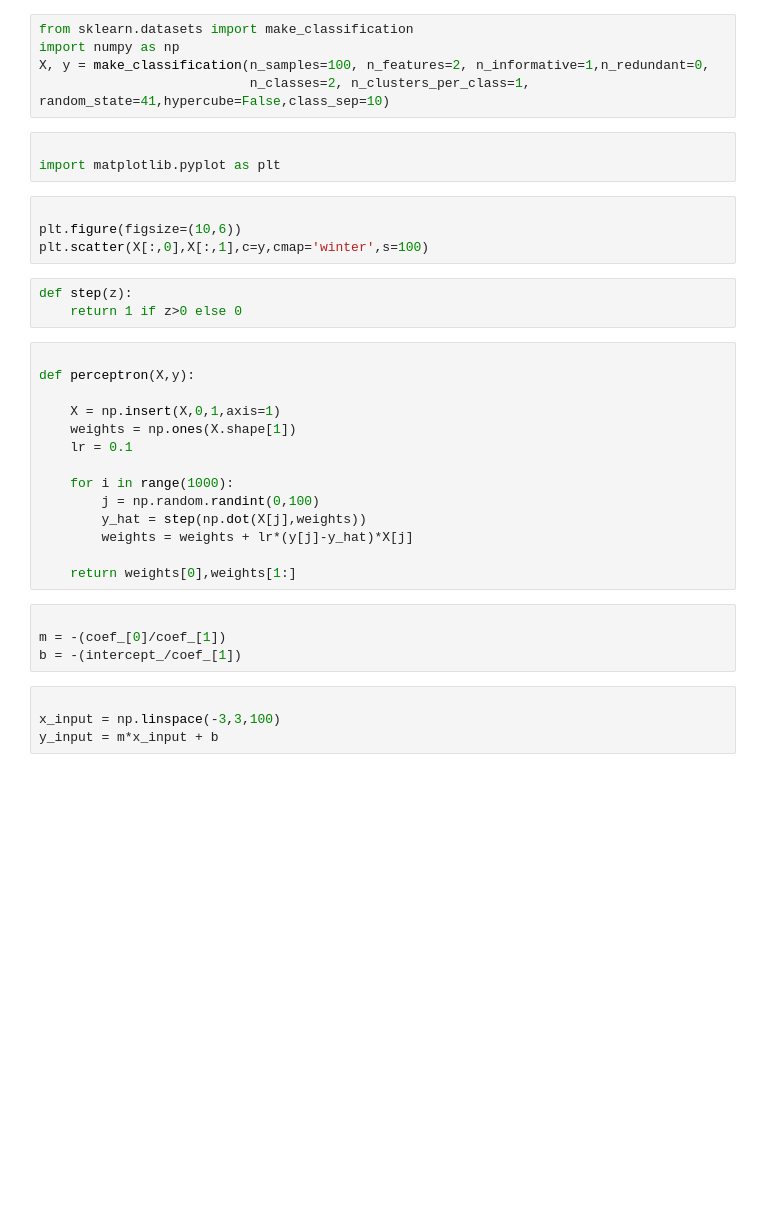
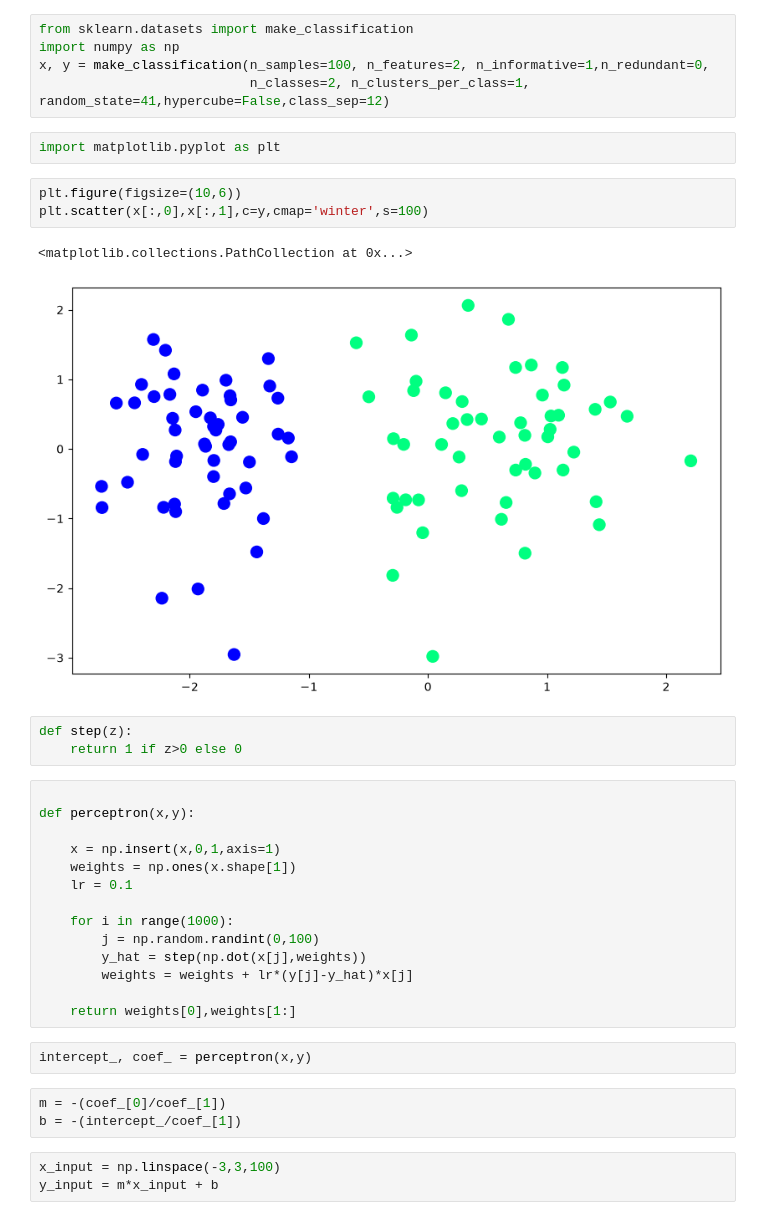
Before and after one commit to amanvashisth/Deep-Learning, a Jupyter notebook: Perceptron/perceptron_trick.ipynb, the cells around one changed output. Saved outputs shown, nothing was run; the diff lists cells and outputs as text; blank space fills up the shorter version.

Commit message:
Perceptron Trick

```diff
--- a/Perceptron/perceptron_trick.ipynb
+++ b/Perceptron/perceptron_trick.ipynb
@@ -1,38 +1,39 @@
 # %%
 from sklearn.datasets import make_classification
 import numpy as np
-X, y = make_classification(n_samples=100, n_features=2, n_informative=1,n_redundant=0,
-                           n_classes=2, n_clusters_per_class=1, random_state=41,hypercube=False,class_sep=10)
+x, y = make_classification(n_samples=100, n_features=2, n_informative=1,n_redundant=0,
+                           n_classes=2, n_clusters_per_class=1, random_state=41,hypercube=False,class_sep=12)
 # %%
-
 import matplotlib.pyplot as plt
 # %%
-
 plt.figure(figsize=(10,6))
-plt.scatter(X[:,0],X[:,1],c=y,cmap='winter',s=100)
+plt.scatter(x[:,0],x[:,1],c=y,cmap='winter',s=100)
+# %% [output]
+<matplotlib.collections.PathCollection at 0x...>
+[figure, added]
 # %%
 def step(z):
     return 1 if z>0 else 0
 # %%
 
-def perceptron(X,y):
+def perceptron(x,y):
 
-    X = np.insert(X,0,1,axis=1)
-    weights = np.ones(X.shape[1])
+    x = np.insert(x,0,1,axis=1)
+    weights = np.ones(x.shape[1])
     lr = 0.1
 
     for i in range(1000):
         j = np.random.randint(0,100)
-        y_hat = step(np.dot(X[j],weights))
-        weights = weights + lr*(y[j]-y_hat)*X[j]
+        y_hat = step(np.dot(x[j],weights))
+        weights = weights + lr*(y[j]-y_hat)*x[j]
 
     return weights[0],weights[1:]
+# %%
+intercept_, coef_ = perceptron(x,y)
 # %%
-
 m = -(coef_[0]/coef_[1])
 b = -(intercept_/coef_[1])
 # %%
-
 x_input = np.linspace(-3,3,100)
 y_input = m*x_input + b
 # %%
```
Also changed, not shown: parts of 2 cells of this notebook.
